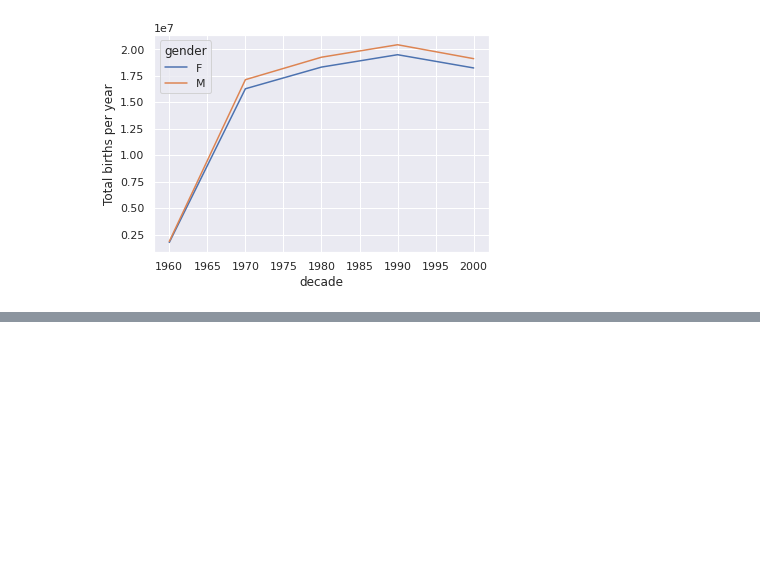
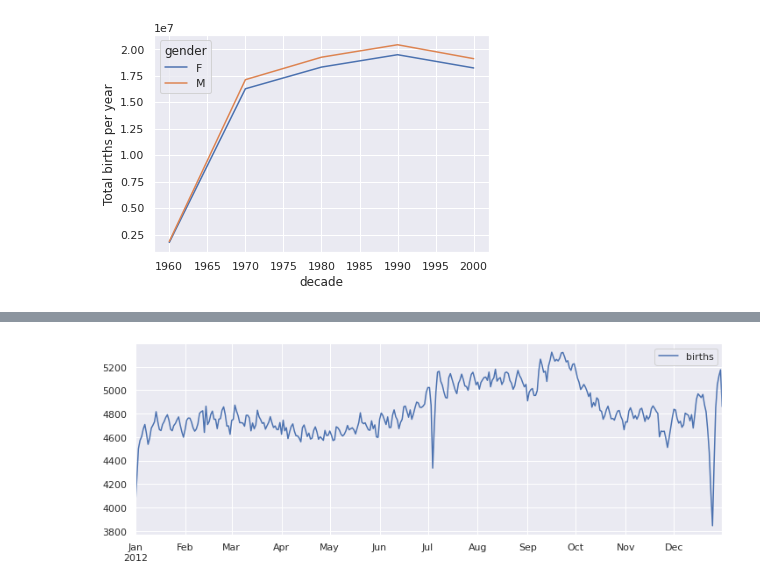
Before and after one commit to jk10s/Birth-Rate-Analysis, a Jupyter notebook: births.ipynb, the cells around one changed output, grey strips where cells are left out. Cells and saved outputs as stored; diff of their text form; code cells hidden in the pictures; blank space fills up the shorter version.

```diff
--- a/births.ipynb
+++ b/births.ipynb
@@ -36,0 +58,7 @@ plt.show()
+# %%
+births_month = births.pivot_table('births', [births.index.month, births.index.day])
+print(births_month.head())
+
+births_month.index = [pd.datetime(2012, month, day)
+                      for (month, day) in births_month.index]
+print(births_month.head())
@@ -36,0 +78,6 @@ plt.show()
+# %%
+fig, ax = plt.subplots(figsize=(12, 4))
+births_month.plot(ax=ax)
+plt.show()
+# %% [output]
+[figure, added]
```
Also changed, not shown: parts of 4 cells of this notebook.
